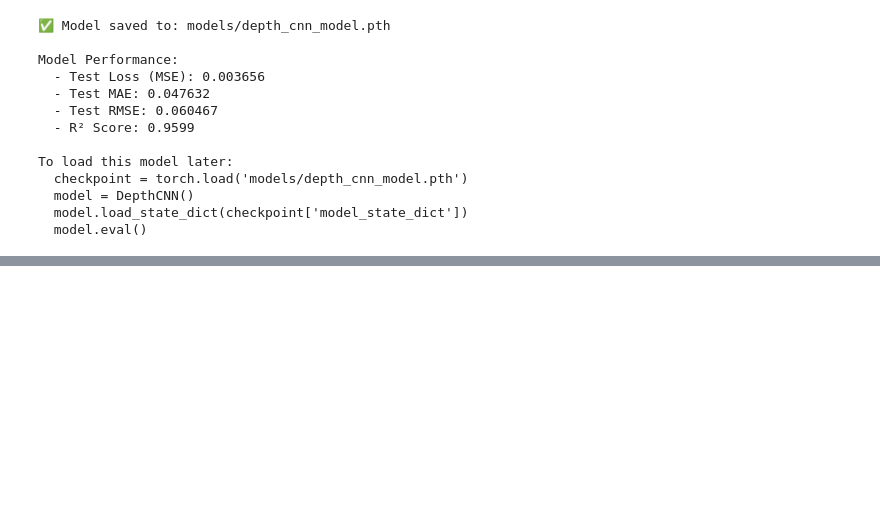
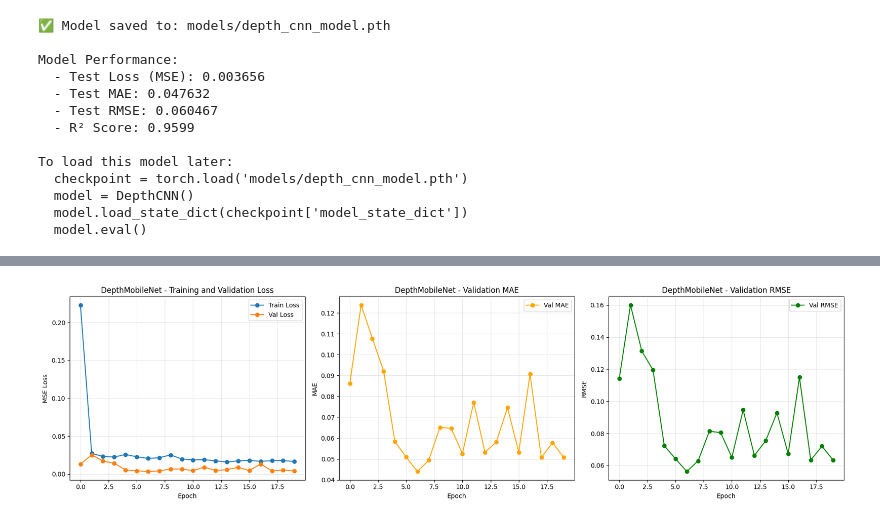
Before and after one commit to axeleth/dl-assignment, a Jupyter notebook: main.ipynb, the cells around one changed output, grey strips where cells are left out. Cells and saved outputs as stored; diff of their text form; code cells hidden in the pictures; blank space fills up the shorter version.

```diff
--- a/main.ipynb
+++ b/main.ipynb
@@ -1630,0 +1898,84 @@ To load this model later:
+# %%
+# ======================
+# DepthMobileNet Training (MobileNetV2 for Depth Estimation)
+# ======================
+
+# Instantiate the DepthMobileNet model
+depth_improved_model = DepthMobileNet()
+depth_improved_model = depth_improved_model.to(device)
+
+# Loss and optimizer for regression
+depth_improved_criterion = nn.MSELoss()
+depth_improved_optimizer = optim.Adam(depth_improved_model.parameters(), lr=0.001)
+
+# Training parameters
+num_epochs = 20
+train_losses = []
+val_losses = []
+val_maes = []
+val_rmses = []
+
+print("Starting DepthMobileNet training...")
+print(f"Device: {device}")
+print(f"Epochs: {num_epochs}")
+print(f"Training samples: {len(depth_train_dataset)}")
+print(f"Validation samples: {len(depth_val_dataset)}")
+print("="*60)
+
+for epoch in range(num_epochs):
+    # Train
+    train_loss = train_depth(depth_improved_model, depth_train_loader, depth_improved_criterion, depth_improved_optimizer, device)
+    train_losses.append(train_loss)
+
+    # Validate
+    val_loss, val_mae, val_rmse, _, _ = evaluate_depth(depth_improved_model, depth_val_loader, depth_improved_criterion, device)
+    val_losses.append(val_loss)
+    val_maes.append(val_mae)
+    val_rmses.append(val_rmse)
+
+    print(f"Epoch [{epoch+1}/{num_epochs}] - Train Loss: {train_loss:.6f}, Val Loss: {val_loss:.6f}, Val MAE: {val_mae:.6f}, Val RMSE: {val_rmse:.6f}")
+
+print("\nDepthMobileNet training complete!")
+
+# Plot training history
+fig, axes = plt.subplots(1, 3, figsize=(18, 5))
+
+axes[0].plot(train_losses, label='Train Loss', marker='o')
+axes[0].plot(val_losses, label='Val Loss', marker='o')
+axes[0].set_xlabel('Epoch')
+axes[0].set_ylabel('MSE Loss')
+axes[0].set_title('DepthMobileNet - Training and Validation Loss')
+axes[0].legend()
+axes[0].grid(True, alpha=0.3)
+
+axes[1].plot(val_maes, label='Val MAE', marker='o', color='orange')
+axes[1].set_xlabel('Epoch')
+axes[1].set_ylabel('MAE')
+axes[1].set_title('DepthMobileNet - Validation MAE')
+axes[1].legend()
+axes[1].grid(True, alpha=0.3)
+
+axes[2].plot(val_rmses, label='Val RMSE', marker='o', color='green')
+axes[2].set_xlabel('Epoch')
+axes[2].set_ylabel('RMSE')
+axes[2].set_title('DepthMobileNet - Validation RMSE')
+axes[2].legend()
+axes[2].grid(True, alpha=0.3)
+
+plt.tight_layout()
+plt.show()
+
+# Evaluate on test set
+print("\nEvaluating DepthMobileNet on test set...")
+test_loss, test_mae, test_rmse, predictions, targets = evaluate_depth(depth_improved_model, depth_test_loader, depth_improved_criterion, device)
+r2 = r2_score(targets, predictions)
+
+print("="*60)
+print("DEPTHMOBILENET TEST RESULTS")
+print("="*60)
+print(f"Test Loss (MSE): {test_loss:.6f}")
+print(f"Test MAE:        {test_mae:.6f}")
+print(f"Test RMSE:       {test_rmse:.6f}")
+print(f"R² Score:        {r2:.4f}")
+print("="*60)
+# %% [output]
@@ -1630,0 +2000 @@ To load this model later:
+[figure, added]
```
Also changed, not shown: parts of 13 cells of this notebook.
